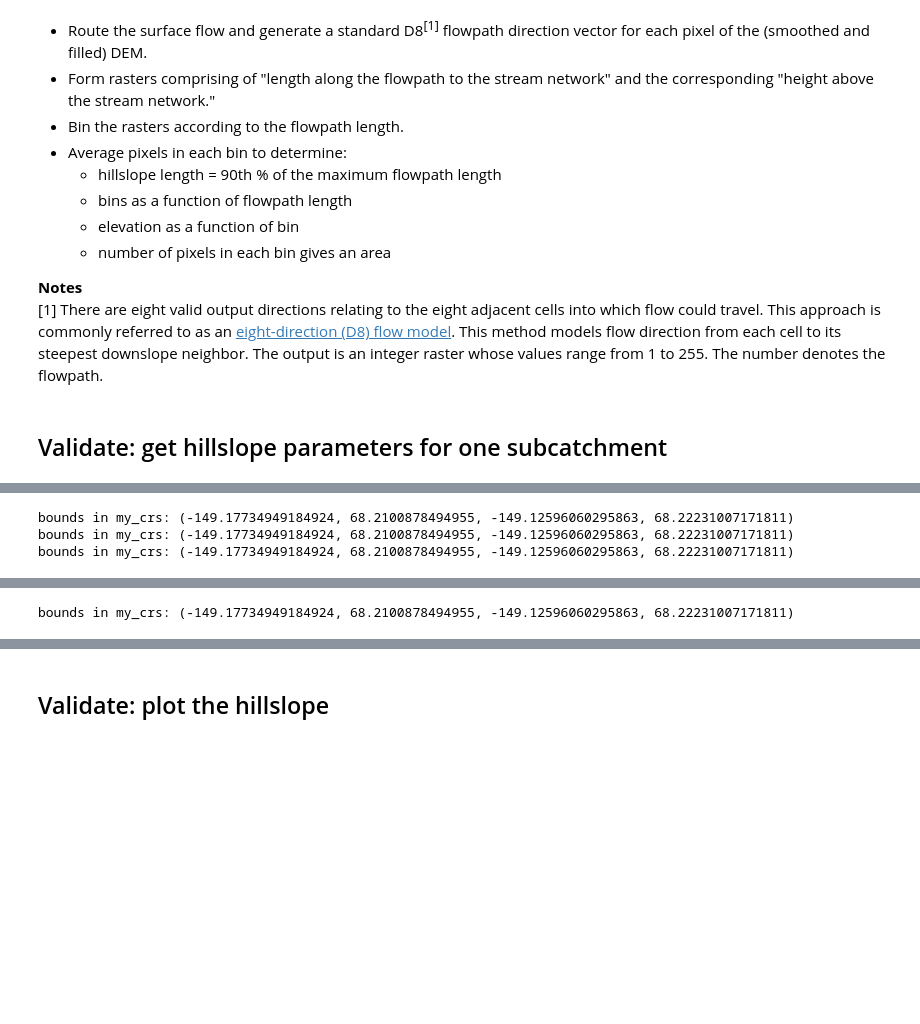
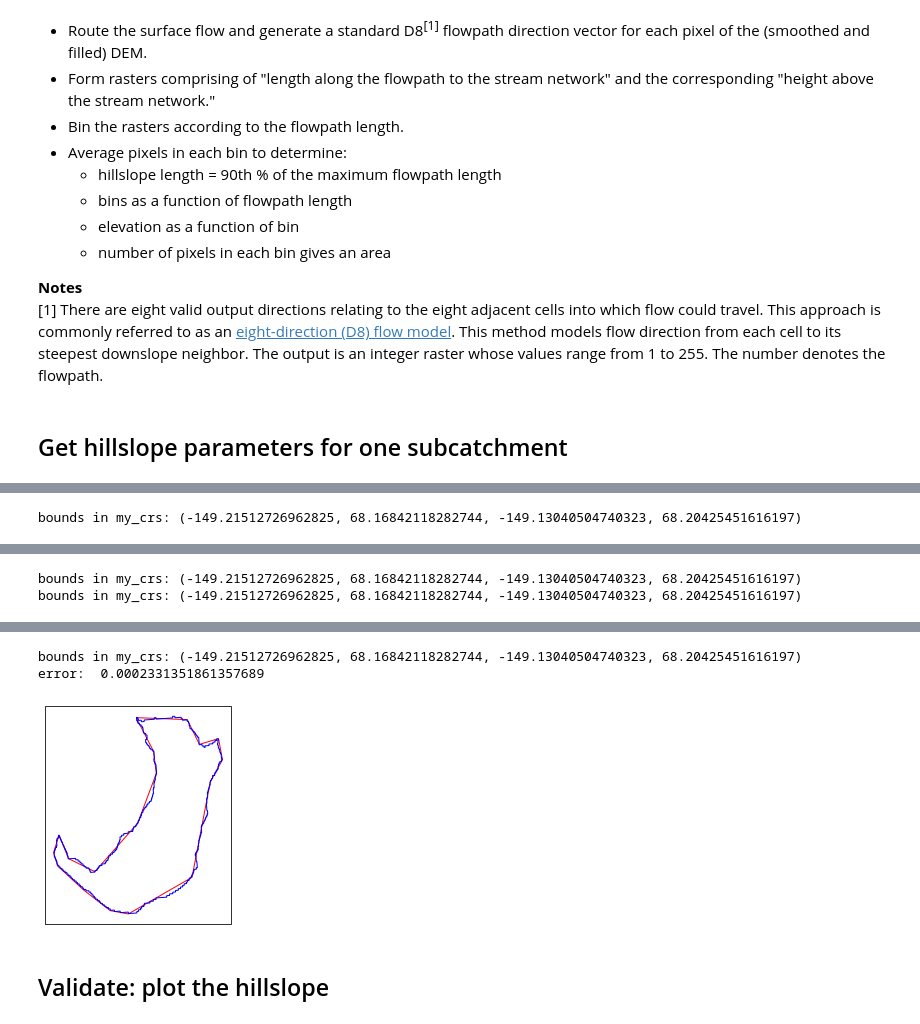
Before and after one commit to ecoon/interface-hillslopes, a Jupyter notebook: new_scripts/huc_process.ipynb, the cells around one changed output, grey strips where cells are left out. Drawn from its saved outputs; the diff is of its cells as text; code cells hidden in the pictures; blank space fills up the shorter version.

```diff
--- a/new_scripts/huc_process.ipynb
+++ b/new_scripts/huc_process.ipynb
@@ -48,11 +48,14 @@ target_subcatchment_size = 20000
 # number of horizontal grid cells in the hillslope
 hillslope_bin_dx = 100
 mesh_dx = 20
-riparian_slope_min = 0.01
-hillslope_slope_min = 0.1
+toeslope_min_slope = 0.0
+hillslope_min_slope = 0.1
 
 #Don't let individual areas get too small in width -- 10% mean as a min value?
 min_area_ratio = 0.1
+
+# Refine mesh area no larger than refine_max_area
+refine_max_area = 1000
 
 # what fraction of the total flowpath lengths do we want to include?
 #
@@ -62,7 +65,7 @@ min_area_ratio = 0.1
 hillslope_keep_fraction = 0.95
 
 # demo subcatchment
-subcatch_demo_id = 8
+subcatch_demo_id = 35
 
 # The top level directory where these packages will go, one subdirectory for each HUC/data package
 package_directory = '../huc'
@@ -281,17 +264,19 @@ bounds in my_crs: (-149.32373838074332, 68.16835009523078, -148.80217986384457,
 **Notes**
 [1] There are eight valid output directions relating to the eight adjacent cells into which flow could travel. This approach is commonly referred to as an [eight-direction (D8) flow model](https://pro.arcgis.com/en/pro-app/latest/tool-reference/raster-analysis/flow-direction.htm). This method models flow direction from each cell to its steepest downslope neighbor. The output is an integer raster whose values range from 1 to 255. The number denotes the flowpath.
 # %% [markdown]
-## Validate: get hillslope parameters for one subcatchment
+## Get hillslope parameters for one subcatchment
 # %%
 hillslope_demo_pars = hillslopes.parameterizeSubcatchment(
     filenames, huc, subcatch_demo_id,
     target_crs=target_crs,
     hillslope_keep_fraction=hillslope_keep_fraction,
-    hillslope_bin_dx=hillslope_bin_dx)
+    hillslope_bin_dx=hillslope_bin_dx,
+    plot_smoothed=True)
 
 mesh_demo_pars = meshing.parameterizeMesh(hillslope_demo_pars, mesh_dx,
-                                       riparian_slope_min=riparian_slope_min,
-                                       hillslope_slope_min=hillslope_slope_min,
-                                       min_area_ratio=min_area_ratio)
+                                          toeslope_min_slope=toeslope_min_slope,
+                                          hillslope_min_slope=hillslope_min_slope,
+                                          min_area_ratio=min_area_ratio)
+
 # print(hillslope.keys())
 # %% [output]
@@ -315,3 +300 @@ mesh_demo_pars = meshing.parameterizeMesh(hillslope_demo_pars, mesh_dx,
-bounds in my_crs: (-149.17734949184924, 68.2100878494955, -149.12596060295863, 68.22231007171811)
-bounds in my_crs: (-149.17734949184924, 68.2100878494955, -149.12596060295863, 68.22231007171811)
-bounds in my_crs: (-149.17734949184924, 68.2100878494955, -149.12596060295863, 68.22231007171811)
+bounds in my_crs: (-149.21512726962825, 68.16842118282744, -149.13040504740323, 68.20425451616197)
@@ -331 +312,2 @@ bounds in my_crs: (-149.17734949184924, 68.2100878494955, -149.12596060295863, 6
-bounds in my_crs: (-149.17734949184924, 68.2100878494955, -149.12596060295863, 68.22231007171811)
+bounds in my_crs: (-149.21512726962825, 68.16842118282744, -149.13040504740323, 68.20425451616197)
+bounds in my_crs: (-149.21512726962825, 68.16842118282744, -149.13040504740323, 68.20425451616197)
@@ -332,3 +328,6 @@ bounds in my_crs: (-149.17734949184924, 68.2100878494955, -149.12596060295863, 6
+bounds in my_crs: (-149.21512726962825, 68.16842118282744, -149.13040504740323, 68.20425451616197)
+error:  0.0002331351861357689
+[figure, added]
 # %% [markdown]
 ## Validate: plot the hillslope
 # %%
```
Also changed, not shown: parts of 15 cells of this notebook, 2 other files.
